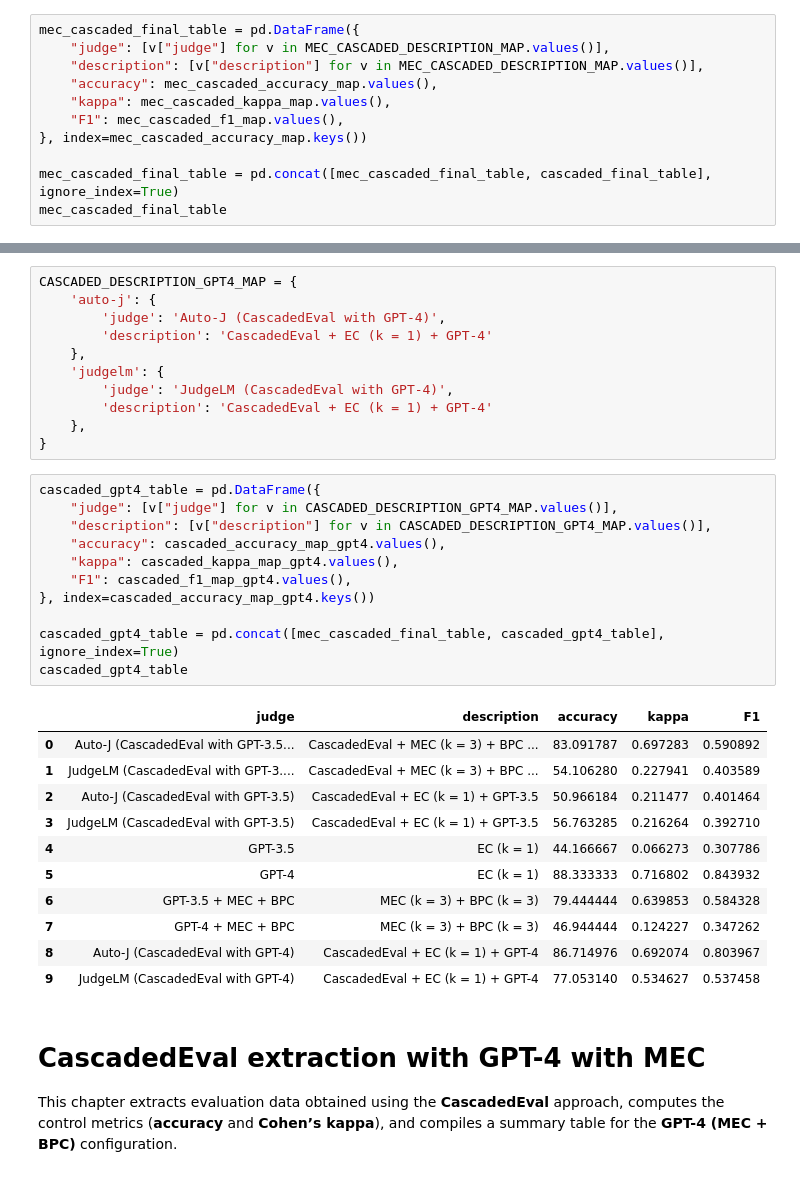
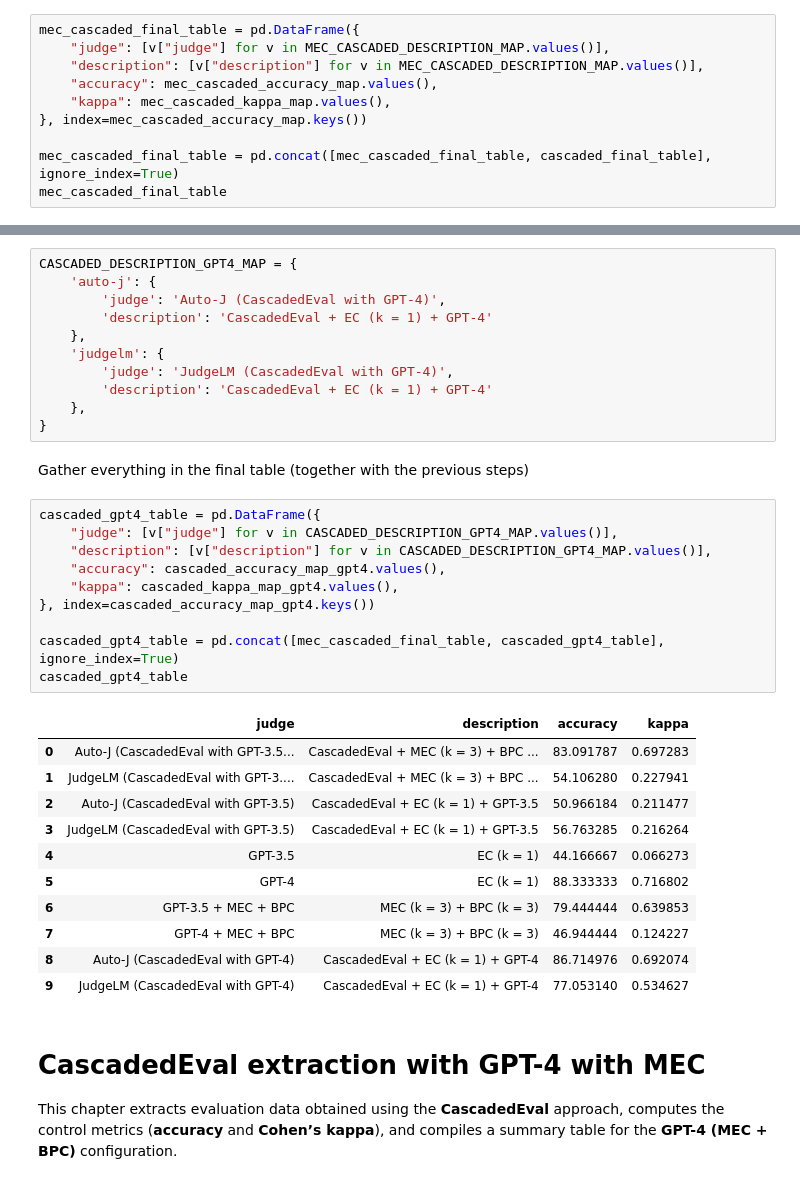
Before and after one commit to Thesis-LLM-as-a-judge-AUAS/thesis_code, a Jupyter notebook: analysis/experimental_result_analysis.ipynb, the cells around one changed output, grey strips where cells are left out. Saved outputs shown, nothing was run; the diff lists cells and outputs as text.

```diff
--- a/analysis/experimental_result_analysis.ipynb
+++ b/analysis/experimental_result_analysis.ipynb
@@ -794,7 +904,6 @@ mec_cascaded_final_table = pd.DataFrame({
     "description": [v["description"] for v in MEC_CASCADED_DESCRIPTION_MAP.values()],
     "accuracy": mec_cascaded_accuracy_map.values(),
     "kappa": mec_cascaded_kappa_map.values(),
-    "F1": mec_cascaded_f1_map.values(),
 }, index=mec_cascaded_accuracy_map.keys())
 
 mec_cascaded_final_table = pd.concat([mec_cascaded_final_table, cascaded_final_table], ignore_index=True)
@@ -910,29 +1034,30 @@ CASCADED_DESCRIPTION_GPT4_MAP = {
         'description': 'CascadedEval + EC (k = 1) + GPT-4'
     },
 }
+# %% [markdown]
+Gather everything in the final table (together with the previous steps)
 # %%
 cascaded_gpt4_table = pd.DataFrame({
     "judge": [v["judge"] for v in CASCADED_DESCRIPTION_GPT4_MAP.values()],
     "description": [v["description"] for v in CASCADED_DESCRIPTION_GPT4_MAP.values()],
     "accuracy": cascaded_accuracy_map_gpt4.values(),
     "kappa": cascaded_kappa_map_gpt4.values(),
-    "F1": cascaded_f1_map_gpt4.values(),
 }, index=cascaded_accuracy_map_gpt4.keys())
 
 cascaded_gpt4_table = pd.concat([mec_cascaded_final_table, cascaded_gpt4_table], ignore_index=True)
 cascaded_gpt4_table
 # %% [output]
-|  | judge | description | accuracy | kappa | F1 |
-| 0 | Auto-J (CascadedEval with GPT-3.5... | CascadedEval + MEC (k = 3) + BPC ... | 83.091787 | 0.697283 | 0.590892 |
-| 1 | JudgeLM (CascadedEval with GPT-3.... | CascadedEval + MEC (k = 3) + BPC ... | 54.106280 | 0.227941 | 0.403589 |
-| 2 | Auto-J (CascadedEval with GPT-3.5) | CascadedEval + EC (k = 1) + GPT-3.5 | 50.966184 | 0.211477 | 0.401464 |
-| 3 | JudgeLM (CascadedEval with GPT-3.5) | CascadedEval + EC (k = 1) + GPT-3.5 | 56.763285 | 0.216264 | 0.392710 |
-| 4 | GPT-3.5 | EC (k = 1) | 44.166667 | 0.066273 | 0.307786 |
-| 5 | GPT-4 | EC (k = 1) | 88.333333 | 0.716802 | 0.843932 |
-| 6 | GPT-3.5 + MEC + BPC | MEC (k = 3) + BPC (k = 3) | 79.444444 | 0.639853 | 0.584328 |
-| 7 | GPT-4 + MEC + BPC | MEC (k = 3) + BPC (k = 3) | 46.944444 | 0.124227 | 0.347262 |
-| 8 | Auto-J (CascadedEval with GPT-4) | CascadedEval + EC (k = 1) + GPT-4 | 86.714976 | 0.692074 | 0.803967 |
-| 9 | JudgeLM (CascadedEval with GPT-4) | CascadedEval + EC (k = 1) + GPT-4 | 77.053140 | 0.534627 | 0.537458 |
+|  | judge | description | accuracy | kappa |
+| 0 | Auto-J (CascadedEval with GPT-3.5... | CascadedEval + MEC (k = 3) + BPC ... | 83.091787 | 0.697283 |
+| 1 | JudgeLM (CascadedEval with GPT-3.... | CascadedEval + MEC (k = 3) + BPC ... | 54.106280 | 0.227941 |
+| 2 | Auto-J (CascadedEval with GPT-3.5) | CascadedEval + EC (k = 1) + GPT-3.5 | 50.966184 | 0.211477 |
+| 3 | JudgeLM (CascadedEval with GPT-3.5) | CascadedEval + EC (k = 1) + GPT-3.5 | 56.763285 | 0.216264 |
+| 4 | GPT-3.5 | EC (k = 1) | 44.166667 | 0.066273 |
+| 5 | GPT-4 | EC (k = 1) | 88.333333 | 0.716802 |
+| 6 | GPT-3.5 + MEC + BPC | MEC (k = 3) + BPC (k = 3) | 79.444444 | 0.639853 |
+| 7 | GPT-4 + MEC + BPC | MEC (k = 3) + BPC (k = 3) | 46.944444 | 0.124227 |
+| 8 | Auto-J (CascadedEval with GPT-4) | CascadedEval + EC (k = 1) + GPT-4 | 86.714976 | 0.692074 |
+| 9 | JudgeLM (CascadedEval with GPT-4) | CascadedEval + EC (k = 1) + GPT-4 | 77.053140 | 0.534627 |
 # %% [markdown]
 # CascadedEval extraction with GPT-4 with MEC
 This chapter extracts evaluation data obtained using the **CascadedEval** approach, computes the control metrics (**accuracy** and **Cohen’s kappa**), and compiles a summary table for the **GPT-4 (MEC + BPC)** configuration.
```
Also changed, not shown: parts of 128 cells of this notebook, 1 other file.
